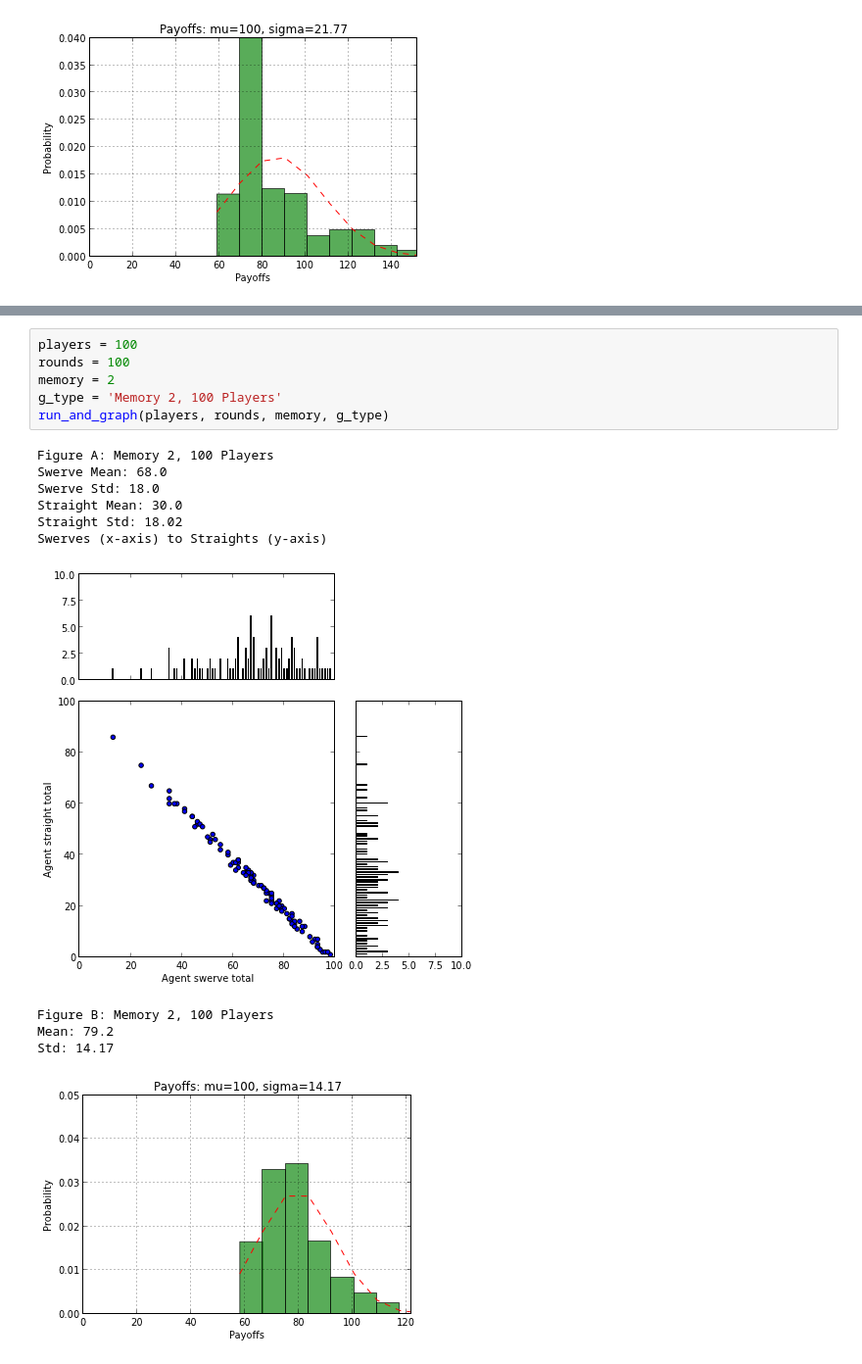
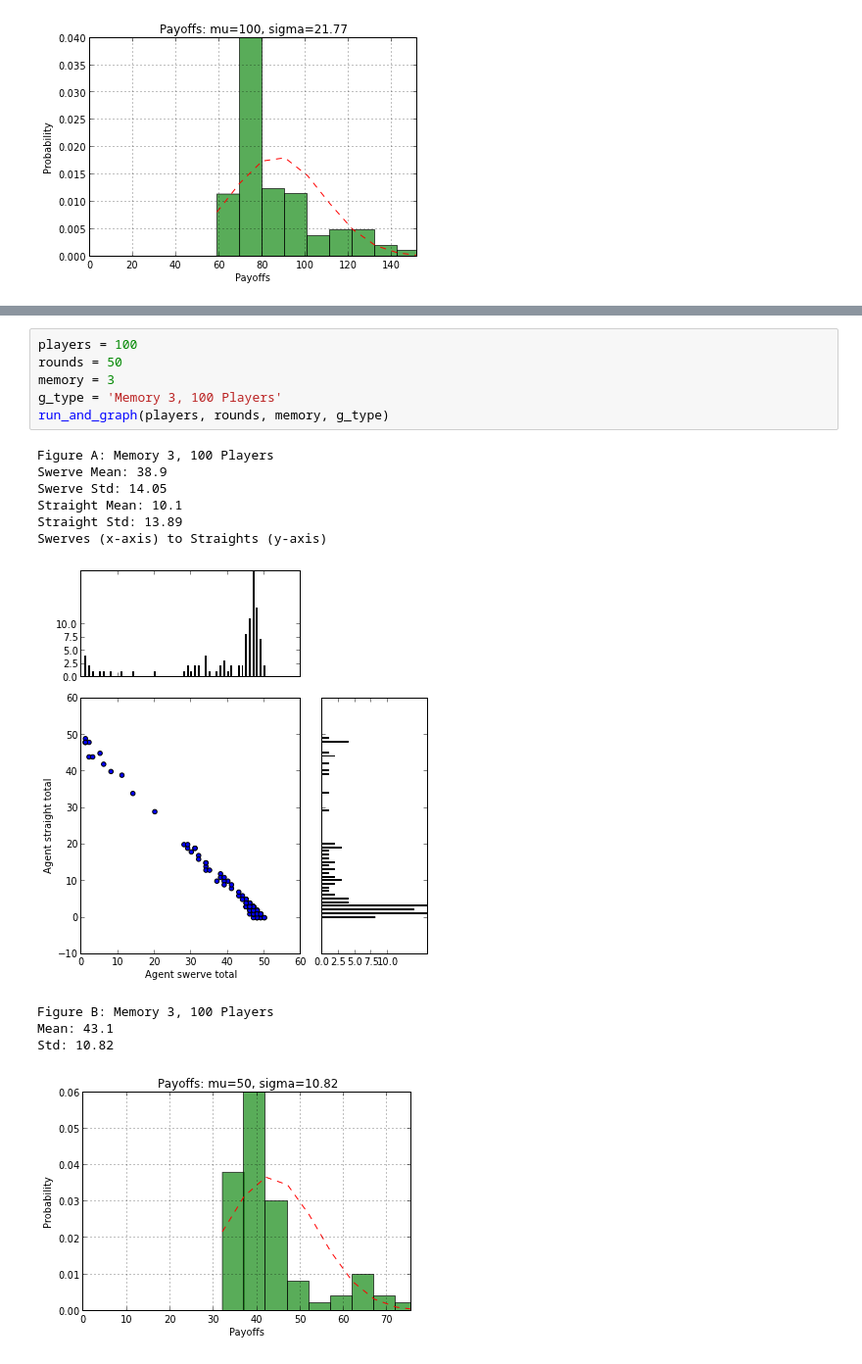
Before and after one commit to WenjingWang1001/css610, a Jupyter notebook: ziagent_game/analysis.ipynb, the cells around one changed output, grey strips where cells are left out. Shown at 98% size. Drawn from its saved outputs; the diff is of its cells as text.

```diff
--- a/ziagent_game/analysis.ipynb
+++ b/ziagent_game/analysis.ipynb
@@ -424,18 +454,18 @@ run_and_graph(players, rounds, memory, g_type)
 # %%
 players = 100
-rounds = 100
-memory = 2
-g_type = 'Memory 2, 100 Players'
+rounds = 50
+memory = 3
+g_type = 'Memory 3, 100 Players'
 run_and_graph(players, rounds, memory, g_type)
 # %% [output]
-Figure A: Memory 2, 100 Players
-Swerve Mean: 68.0
-Swerve Std: 18.0
-Straight Mean: 30.0
-Straight Std: 18.02
+Figure A: Memory 3, 100 Players
+Swerve Mean: 38.9
+Swerve Std: 14.05
+Straight Mean: 10.1
+Straight Std: 13.89
 Swerves (x-axis) to Straights (y-axis)
-[figure, old version]
+[figure, new version]
-Figure B: Memory 2, 100 Players
-Mean: 79.2
-Std: 14.17
+Figure B: Memory 3, 100 Players
+Mean: 43.1
+Std: 10.82
-[figure, old version]
+[figure, new version]
```
Also changed, not shown: parts of 7 cells of this notebook, 1 other file.
